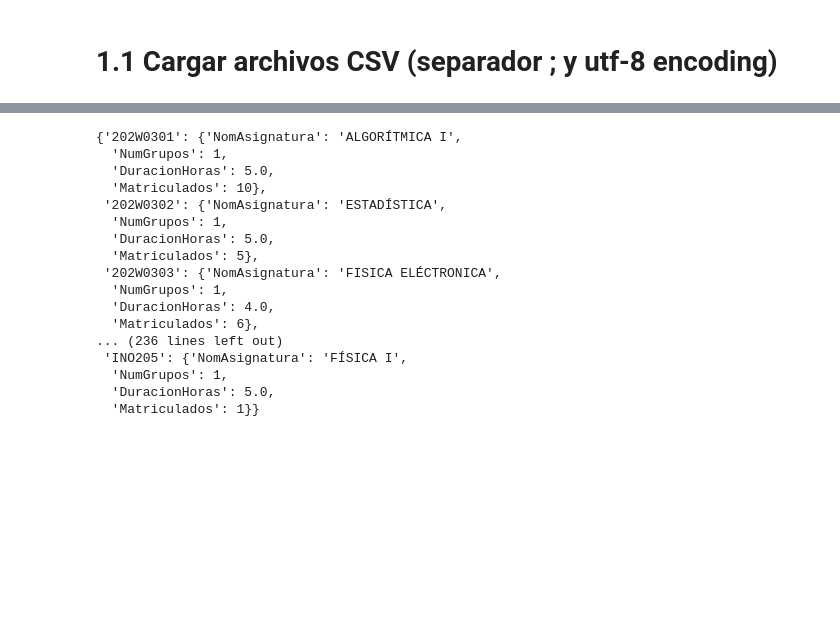
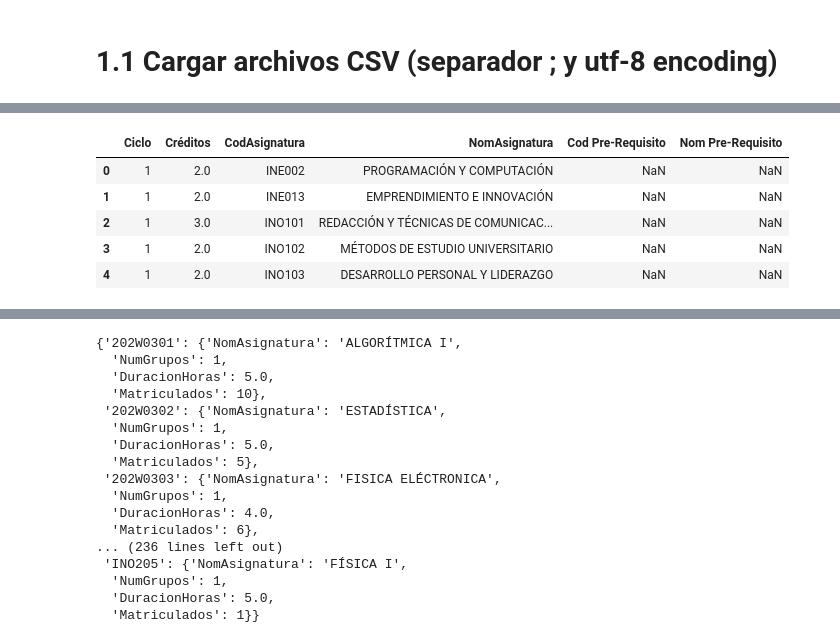
Before and after one commit to NicolasRojasGalaDEV/timeTablingFisiUNMSM, a Jupyter notebook: solucion_metaheuristica2.ipynb, the cells around one changed output, grey strips where cells are left out. Drawn from its saved outputs; the diff is of its cells as text; code cells hidden in the pictures; blank space fills up the shorter version.

```diff
--- a/solucion_metaheuristica2.ipynb
+++ b/solucion_metaheuristica2.ipynb
@@ -26,6 +35,15 @@ dict_curso_ciclo = dict(zip(df_duracion["CodAsignatura"], df_duracion["Ciclo"]))
 df_plan = pd.read_csv(path_base+"plan_estudios.csv",sep=";",encoding="utf-8-sig")
 df_con_prereq = df_plan.dropna(subset=["Cod Pre-Requisito"])
 dict_prerequisitos = df_con_prereq.groupby("CodAsignatura")["Cod Pre-Requisito"].apply(list).to_dict()
+# %%
+df_plan.head()
+# %% [output]
+|  | Ciclo | Créditos | CodAsignatura | NomAsignatura | Cod Pre-Requisito | Nom Pre-Requisito |
+| 0 | 1 | 2.0 | INE002 | PROGRAMACIÓN Y COMPUTACIÓN | NaN | NaN |
+| 1 | 1 | 2.0 | INE013 | EMPRENDIMIENTO E INNOVACIÓN | NaN | NaN |
+| 2 | 1 | 3.0 | INO101 | REDACCIÓN Y TÉCNICAS DE COMUNICAC... | NaN | NaN |
+| 3 | 1 | 2.0 | INO102 | MÉTODOS DE ESTUDIO UNIVERSITARIO | NaN | NaN |
+| 4 | 1 | 2.0 | INO103 | DESARROLLO PERSONAL Y LIDERAZGO | NaN | NaN |
 # %%
 # Asegurar que todos los cursos estén en el diccionario
 for cod in df_plan["CodAsignatura"].unique():
```
Also changed, not shown: parts of 4 cells of this notebook.
